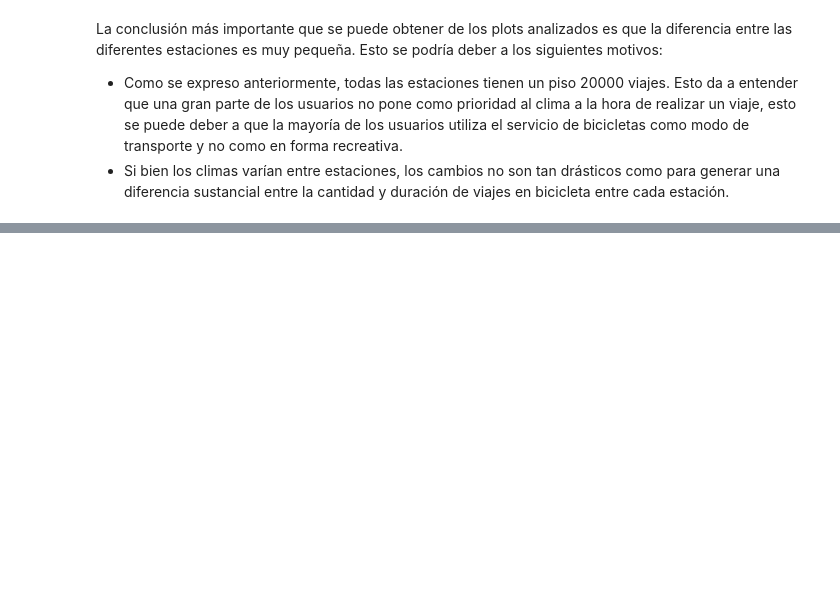
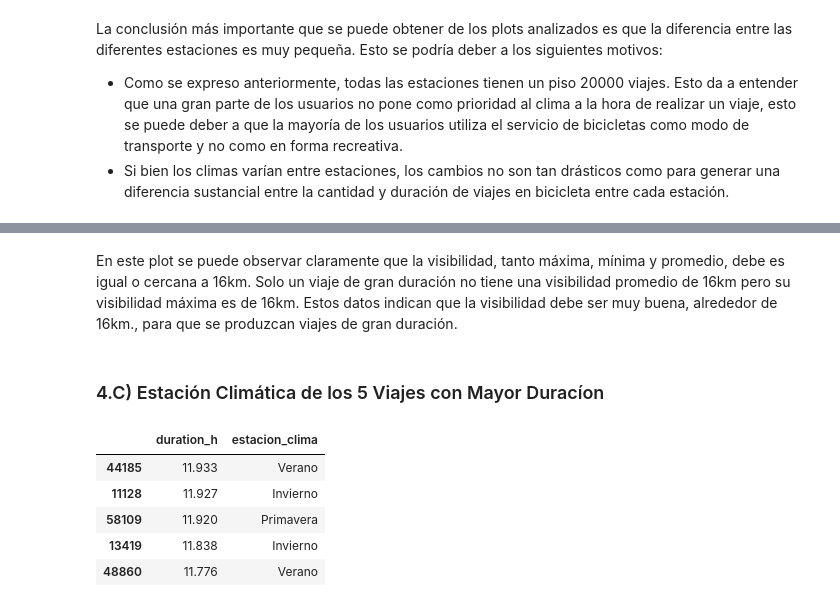
Before and after one commit to frisjon/tp1, a Jupyter notebook: notebooks/viajes_clima.ipynb, the cells around one changed output, grey strips where cells are left out. Drawn from its saved outputs; the diff is of its cells as text; code cells hidden in the pictures; blank space fills up the shorter version.

```diff
--- a/notebooks/viajes_clima.ipynb
+++ b/notebooks/viajes_clima.ipynb
@@ -264,0 +307,14 @@ La conclusión más importante que se puede obtener de los plots analizados es q
+# %% [markdown]
+En este plot se puede observar claramente que la visibilidad, tanto máxima, mínima y promedio, debe es igual o cercana a 16km. Solo un viaje de gran duración no tiene una visibilidad promedio de 16km pero su visibilidad máxima es de 16km. Estos datos indican que la visibilidad debe ser muy buena, alrededor de 16km., para que se produzcan viajes de gran duración.
+# %% [markdown]
+### 4.C) Estación Climática de los 5 Viajes con Mayor Duracíon
+# %%
+#Se muestran las duracion(en horas) y su respectiva estacion.
+top_dur[['duration_h', 'estacion_clima']]
+# %% [output]
+|  | duration_h | estacion_clima |
+| 44185 | 11.933 | Verano |
+| 11128 | 11.927 | Invierno |
+| 58109 | 11.920 | Primavera |
+| 13419 | 11.838 | Invierno |
+| 48860 | 11.776 | Verano |
```
Also changed, not shown: parts of 17 cells of this notebook.
